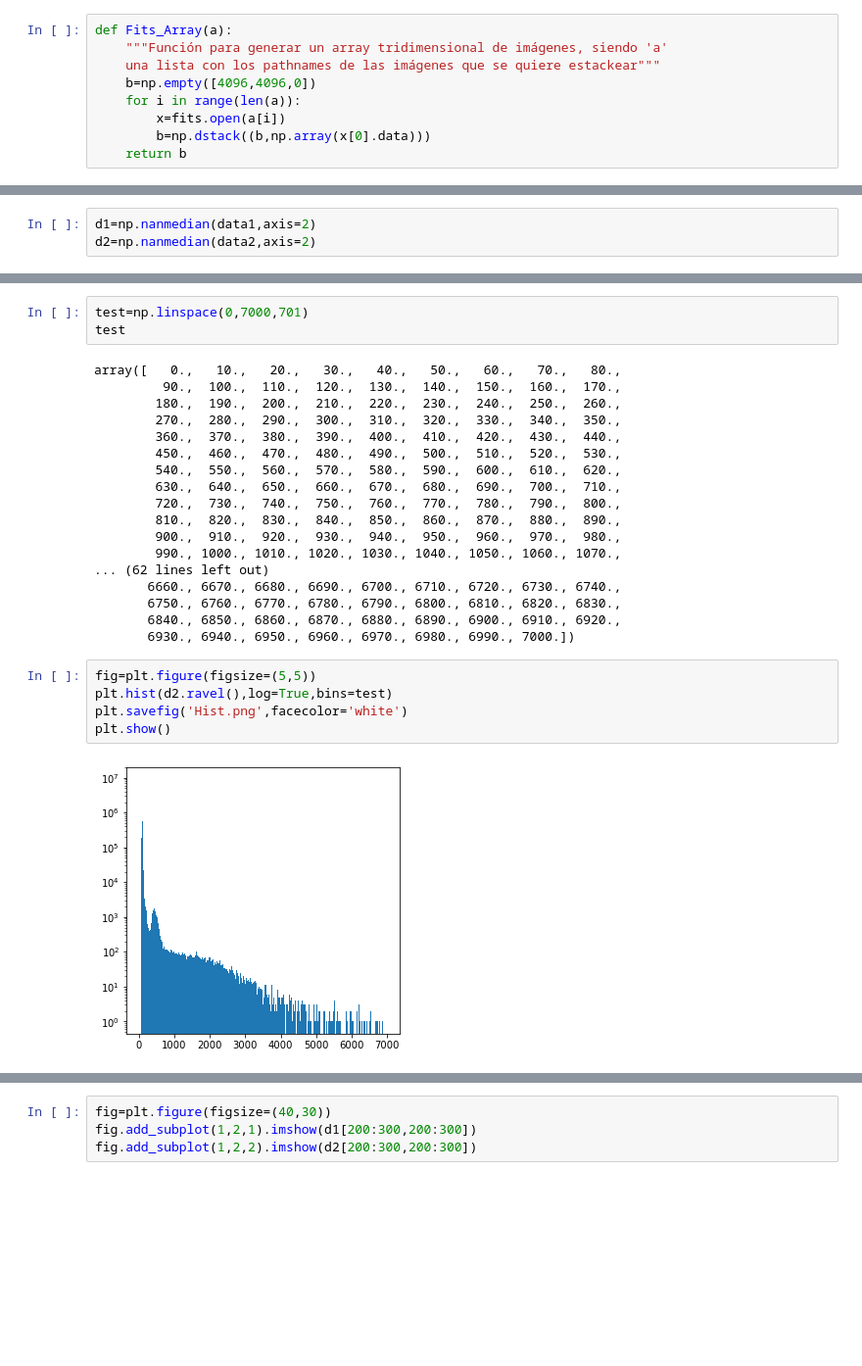
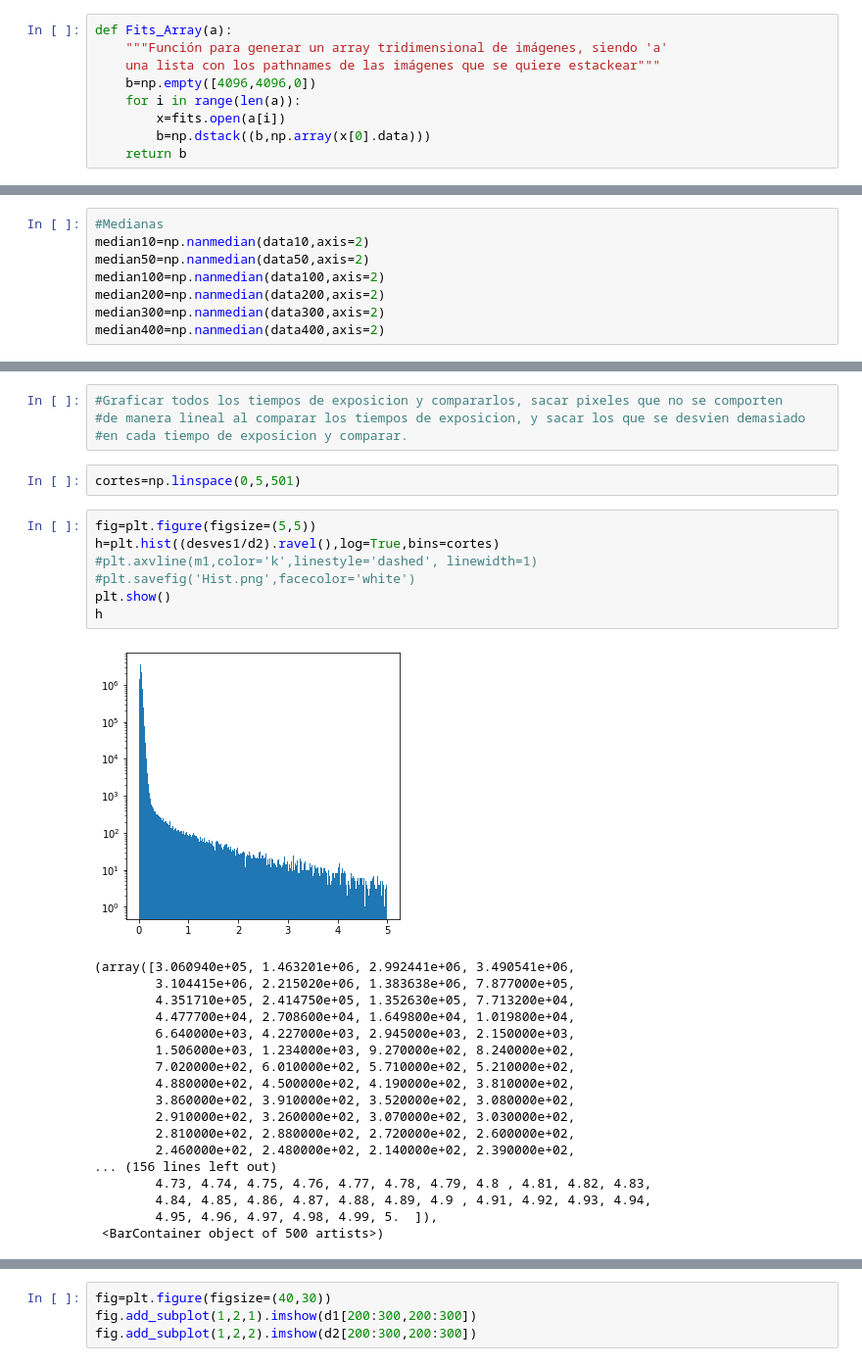
Before and after one commit to Gabopic/OMA, a Jupyter notebook: BPM.ipynb, the cells around one changed output, grey strips where cells are left out. Shown at 98% size. Cells and saved outputs as stored; diff of their text form; blank space fills up the shorter version.

```diff
--- a/BPM.ipynb
+++ b/BPM.ipynb
@@ -23,4 +34,9 @@ data2=Fits_Array(dl2)
 # %%
-d1=np.nanmedian(data1,axis=2)
-d2=np.nanmedian(data2,axis=2)
+#Medianas
+median10=np.nanmedian(data10,axis=2)
+median50=np.nanmedian(data50,axis=2)
+median100=np.nanmedian(data100,axis=2)
+median200=np.nanmedian(data200,axis=2)
+median300=np.nanmedian(data300,axis=2)
+median400=np.nanmedian(data400,axis=2)
 # %%
@@ -32,29 +65,33 @@ m2=np.mean(d2)
+# %%
+#Graficar todos los tiempos de exposicion y compararlos, sacar pixeles que no se comporten
+#de manera lineal al comparar los tiempos de exposicion, y sacar los que se desvien demasiado
+#en cada tiempo de exposicion y comparar.
 # %%
-test=np.linspace(0,7000,701)
-test
+cortes=np.linspace(0,5,501)
-# %% [output]
-array([   0.,   10.,   20.,   30.,   40.,   50.,   60.,   70.,   80.,
-         90.,  100.,  110.,  120.,  130.,  140.,  150.,  160.,  170.,
-        180.,  190.,  200.,  210.,  220.,  230.,  240.,  250.,  260.,
-        270.,  280.,  290.,  300.,  310.,  320.,  330.,  340.,  350.,
-        360.,  370.,  380.,  390.,  400.,  410.,  420.,  430.,  440.,
-        450.,  460.,  470.,  480.,  490.,  500.,  510.,  520.,  530.,
-        540.,  550.,  560.,  570.,  580.,  590.,  600.,  610.,  620.,
-        630.,  640.,  650.,  660.,  670.,  680.,  690.,  700.,  710.,
-        720.,  730.,  740.,  750.,  760.,  770.,  780.,  790.,  800.,
-        810.,  820.,  830.,  840.,  850.,  860.,  870.,  880.,  890.,
-        900.,  910.,  920.,  930.,  940.,  950.,  960.,  970.,  980.,
-        990., 1000., 1010., 1020., 1030., 1040., 1050., 1060., 1070.,
-... (62 lines left out)
-       6660., 6670., 6680., 6690., 6700., 6710., 6720., 6730., 6740.,
-       6750., 6760., 6770., 6780., 6790., 6800., 6810., 6820., 6830.,
-       6840., 6850., 6860., 6870., 6880., 6890., 6900., 6910., 6920.,
-       6930., 6940., 6950., 6960., 6970., 6980., 6990., 7000.])
 # %%
 fig=plt.figure(figsize=(5,5))
-plt.hist(d2.ravel(),log=True,bins=test)
-plt.savefig('Hist.png',facecolor='white')
+h=plt.hist((desves1/d2).ravel(),log=True,bins=cortes)
+#plt.axvline(m1,color='k',linestyle='dashed', linewidth=1)
+#plt.savefig('Hist.png',facecolor='white')
 plt.show()
+h
 # %% [output]
-[figure, old version]
+[figure, new version]
+(array([3.060940e+05, 1.463201e+06, 2.992441e+06, 3.490541e+06,
+        3.104415e+06, 2.215020e+06, 1.383638e+06, 7.877000e+05,
+        4.351710e+05, 2.414750e+05, 1.352630e+05, 7.713200e+04,
+        4.477700e+04, 2.708600e+04, 1.649800e+04, 1.019800e+04,
+        6.640000e+03, 4.227000e+03, 2.945000e+03, 2.150000e+03,
+        1.506000e+03, 1.234000e+03, 9.270000e+02, 8.240000e+02,
+        7.020000e+02, 6.010000e+02, 5.710000e+02, 5.210000e+02,
+        4.880000e+02, 4.500000e+02, 4.190000e+02, 3.810000e+02,
+        3.860000e+02, 3.910000e+02, 3.520000e+02, 3.080000e+02,
+        2.910000e+02, 3.260000e+02, 3.070000e+02, 3.030000e+02,
+        2.810000e+02, 2.880000e+02, 2.720000e+02, 2.600000e+02,
+        2.460000e+02, 2.480000e+02, 2.140000e+02, 2.390000e+02,
+... (156 lines left out)
+        4.73, 4.74, 4.75, 4.76, 4.77, 4.78, 4.79, 4.8 , 4.81, 4.82, 4.83,
+        4.84, 4.85, 4.86, 4.87, 4.88, 4.89, 4.9 , 4.91, 4.92, 4.93, 4.94,
+        4.95, 4.96, 4.97, 4.98, 4.99, 5.  ]),
+ <BarContainer object of 500 artists>)
 # %%
```
Also changed, not shown: parts of 14 cells of this notebook.
